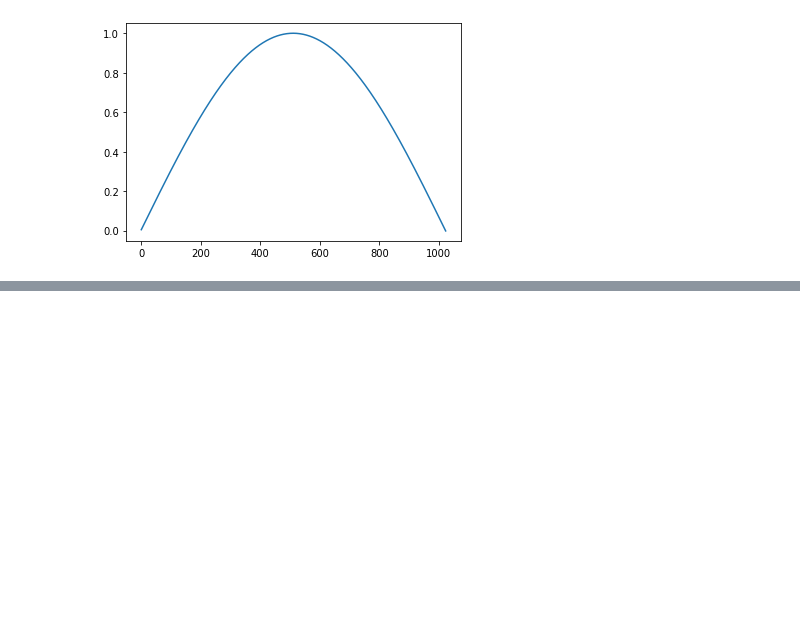
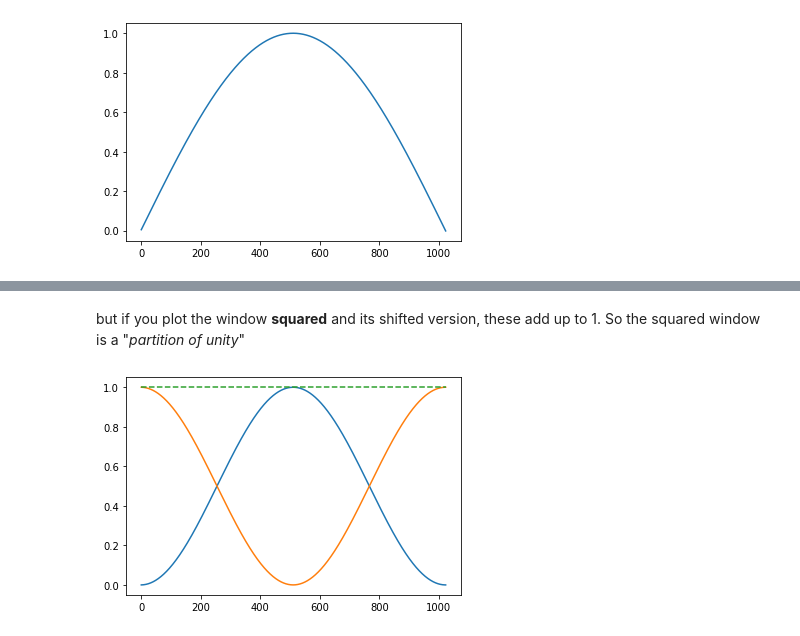
Before and after one commit to stephenbeckr/convex-optimization-class, a Jupyter notebook: Homeworks/HW10/listen_to_Handel.ipynb, the cells around one changed output, grey strips where cells are left out. Drawn from its saved outputs; the diff is of its cells as text; code cells hidden in the pictures; blank space fills up the shorter version.

```diff
--- a/Homeworks/HW10/listen_to_Handel.ipynb
+++ b/Homeworks/HW10/listen_to_Handel.ipynb
@@ -220,0 +237,9 @@ plt.show()
+# %% [markdown]
+but if you plot the window **squared** and its shifted version, these add up to 1. So the squared window is a "*partition of unity*"
+# %%
+plt.plot(win**2)
+plt.plot(np.roll(win**2, int(len(win)/2) ) )
+plt.plot(win**2 + np.roll(win**2, int(len(win)/2) ), '--' )
+plt.show()
+# %% [output]
+[figure, added]
```
Also changed, not shown: parts of 15 cells of this notebook.
